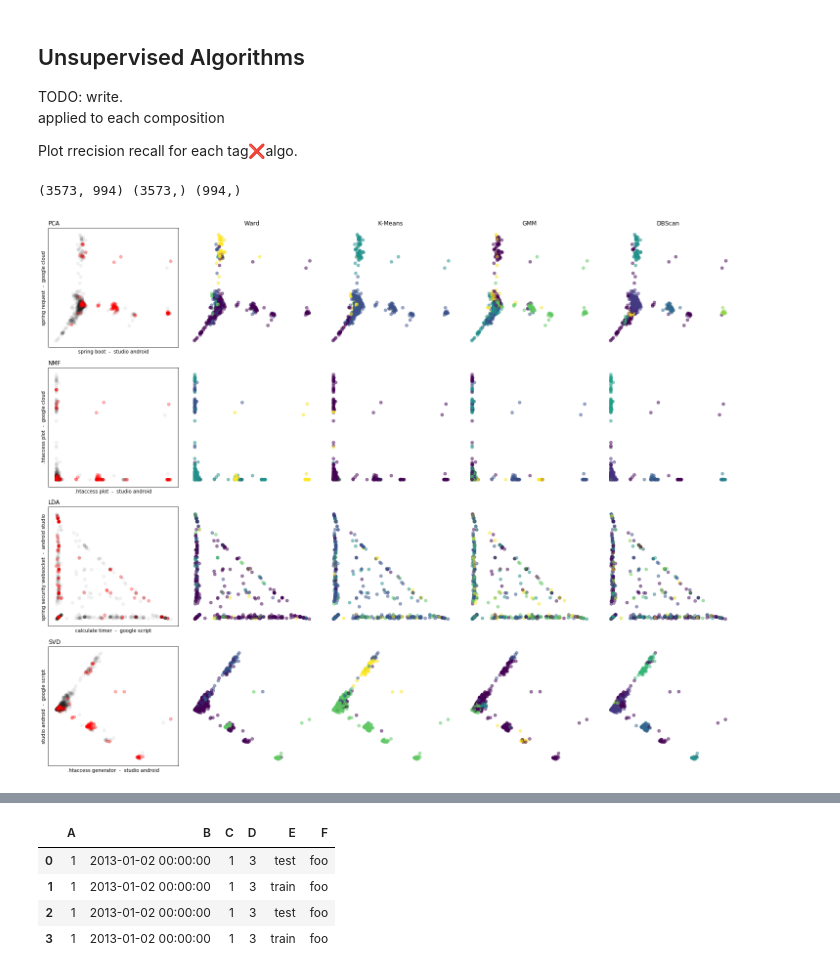
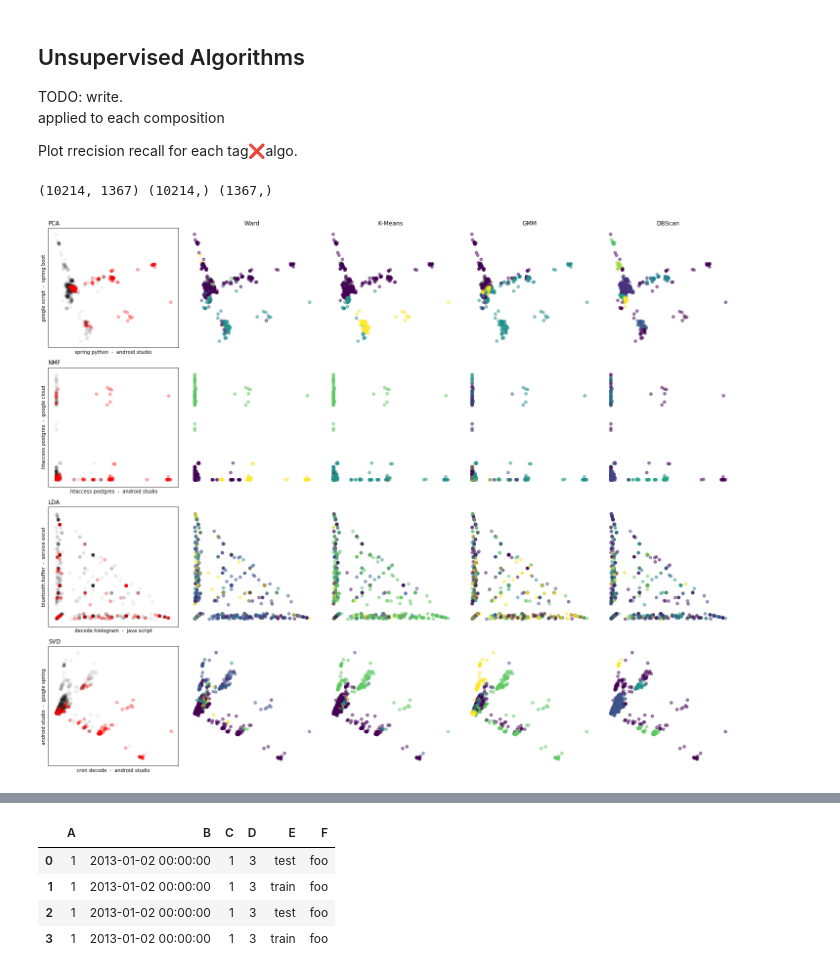
Before and after one commit to glouwa/StackOverflowTopicClustering, a Jupyter notebook: cluster.ipynb, the cells around one changed output, grey strips where cells are left out. Saved outputs shown, nothing was run; the diff lists cells and outputs as text; code cells hidden in the pictures.

```diff
--- a/cluster.ipynb
+++ b/cluster.ipynb
@@ -68,12 +68,12 @@ Plot rrecision recall for each tag❌algo.
 # %%
 %matplotlib inline
 import cluster
 decompositions = ['PCA', 'NMF', 'LDA', 'SVD'] # PCA NMF LDA SVD FastICA FA Dict
 algos = ['Ward', 'K-Means', 'GMM', 'DBScan']  # Ward K-Means GMM DBScan Affinity
-cluster.run('stackoverflow/lemma/nltk/11/T/', decompositions, algos, 2000, 'android')
+cluster.run('stackoverflow/lemma/nltk/32/T/', decompositions, algos, 2000, 'android')
 # %% [output]
-(3573, 994) (3573,) (994,)
+(10214, 1367) (10214,) (1367,)
-[figure, old version]
+[figure, new version]
 # %%
 find best matching cluster (maybe vary cluster count)
 # %%
```
Also changed, not shown: 5 other files.
